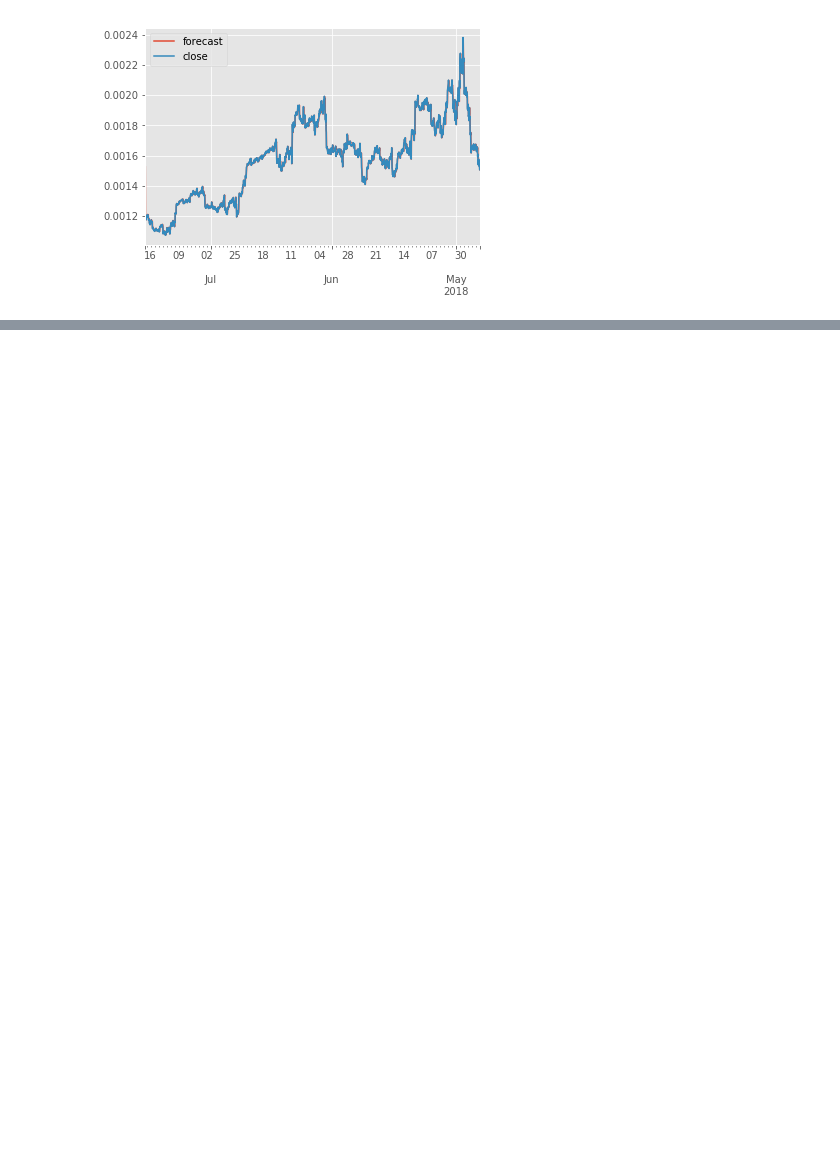
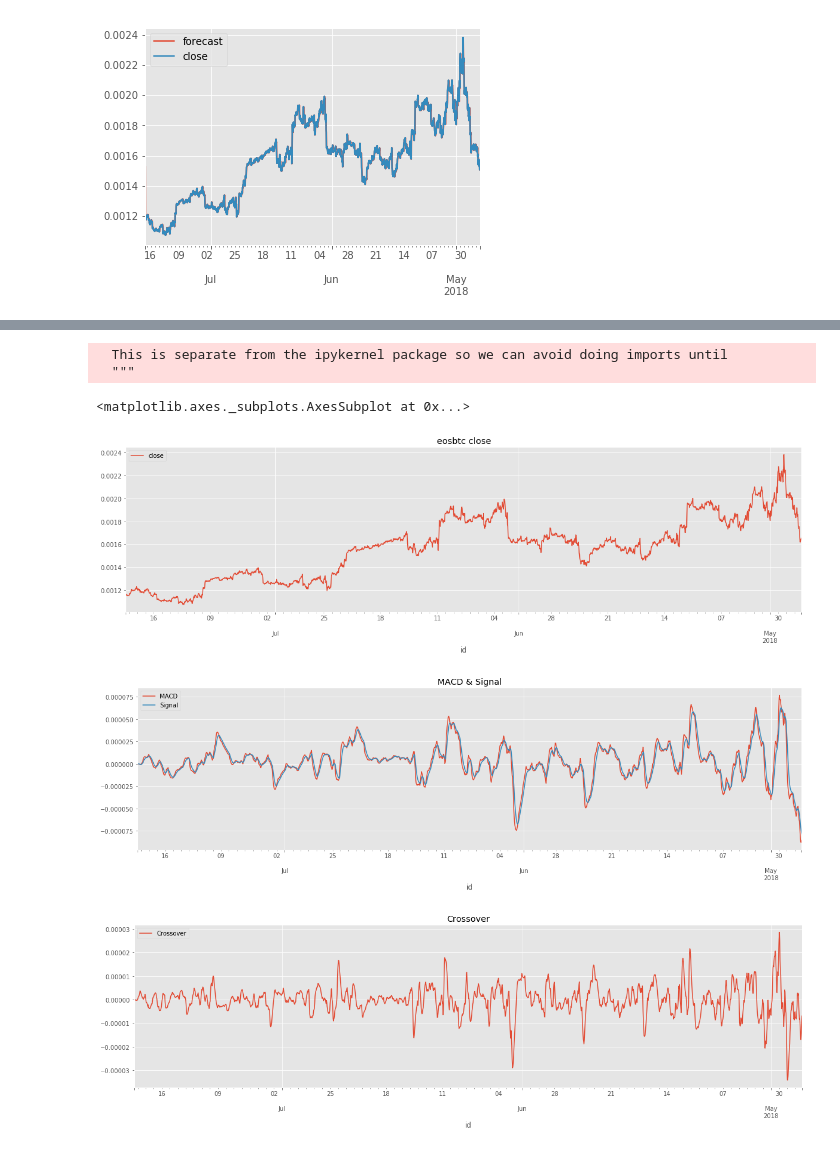
Before and after one commit to magicalne/cryptocurrency, a Jupyter notebook: huobi.ipynb, the cells around one changed output, grey strips where cells are left out. Drawn from its saved outputs; the diff is of its cells as text; code cells hidden in the pictures; blank space fills up the shorter version.

```diff
--- a/huobi.ipynb
+++ b/huobi.ipynb
@@ -986,0 +112,19 @@ def buy(df, index, look_back_prices, slope, profit):
+# %%
+eosbtc_df = get_kline_df('eosbtc', '60min', 2000)
+eosbtc_df['26 ema'] = pd.ewma(eosbtc_df["close"], span=26)
+eosbtc_df['12 ema'] = pd.ewma(eosbtc_df["close"], span=12)
+eosbtc_df['MACD'] = eosbtc_df['12 ema'] - eosbtc_df['26 ema']
+eosbtc_df['Signal'] = pd.ewma(eosbtc_df['MACD'], span=9)
+eosbtc_df['Crossover'] = eosbtc_df['MACD'] - eosbtc_df['Signal']
+# %% [output]
+  This is separate from the ipykernel package so we can avoid doing imports until
+  """
+# %%
+eosbtc_df.plot(y= ['close'], title='eosbtc close', figsize=(20, 5))
+eosbtc_df.plot(y= ['MACD', 'Signal'], title='MACD & Signal', figsize=(20, 5))
+eosbtc_df.plot(y= ['Crossover'], title='Crossover', figsize=(20, 5))
+# %% [output]
+<matplotlib.axes._subplots.AxesSubplot at 0x...>
+[figure, added]
+[figure, added]
+[figure, added]
```
Also changed, not shown: parts of 86 cells of this notebook, 7 other files.
